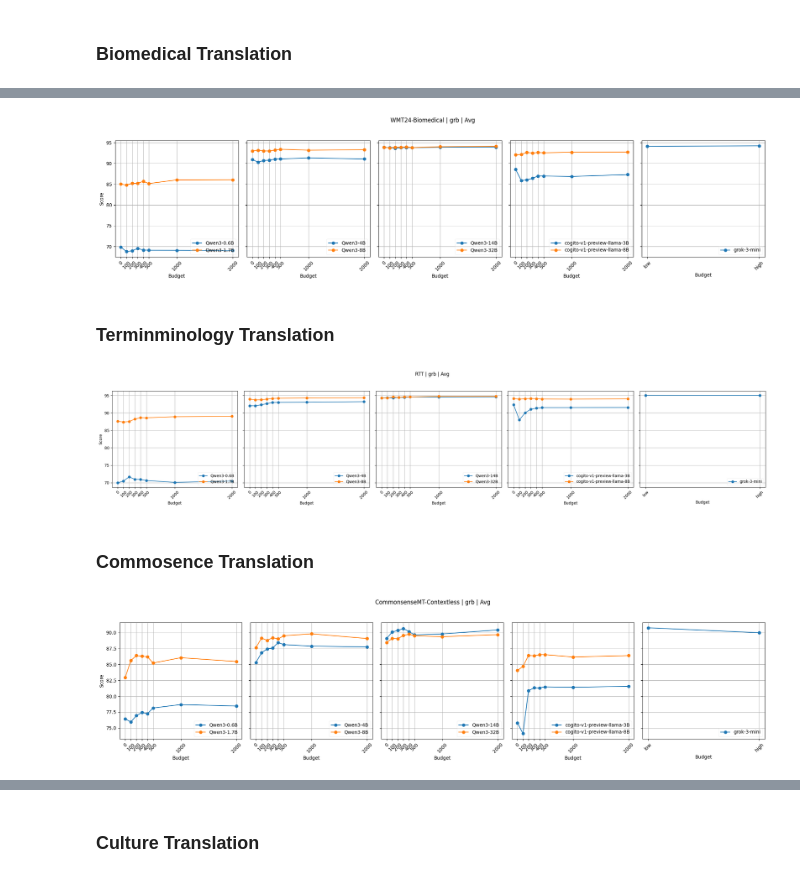
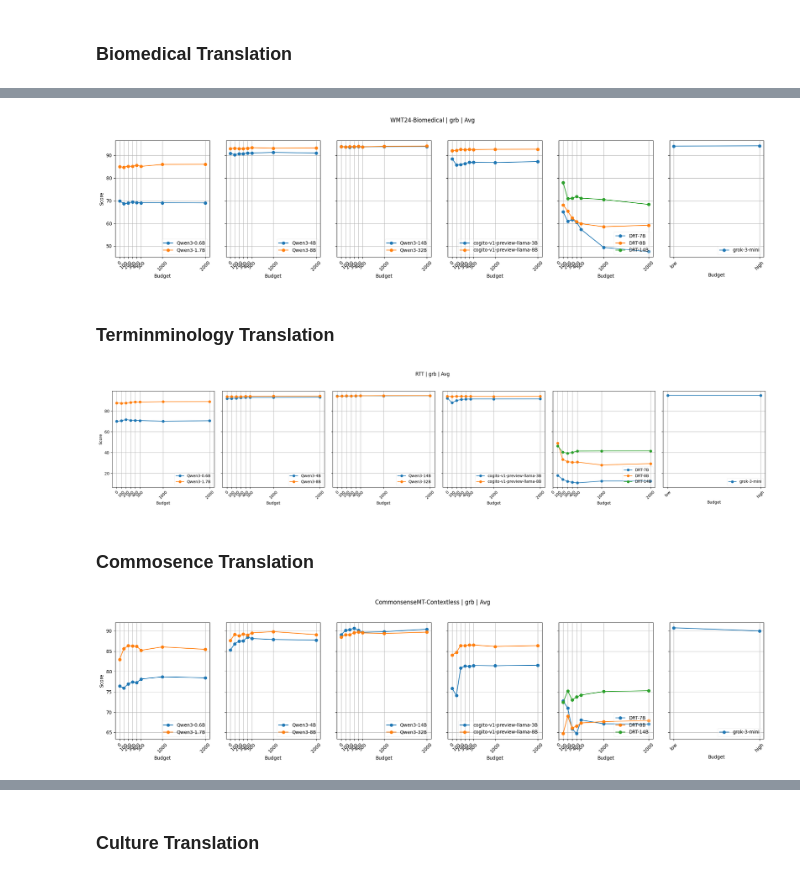
Before and after one commit to ZiHAO-LI-cmd/rm4mt, a Jupyter notebook: rm4mt_eval/analysis/analysis_grb.ipynb, the cells around one changed output, grey strips where cells are left out. Drawn from its saved outputs; the diff is of its cells as text; code cells hidden in the pictures.

```diff
--- a/rm4mt_eval/analysis/analysis_grb.ipynb
+++ b/rm4mt_eval/analysis/analysis_grb.ipynb
@@ -288,60 +290,63 @@ plot_models_groups_side_by_side(
 # %%
 plot_models_groups_side_by_side(
-    dfs_by_metric['grb'],
-    task='WMT24-Biomedical',
-    metric='grb',
-    lang_pair='Avg',
+    dfs_by_metric["grb"],
+    task="WMT24-Biomedical",
+    metric="grb",
+    lang_pair="Avg",
     model_groups=[
-        ['Qwen3-0.6B', 'Qwen3-1.7B'],
-        ['Qwen3-4B', 'Qwen3-8B'],
-        ['Qwen3-14B', 'Qwen3-32B'],
+        ["Qwen3-0.6B", "Qwen3-1.7B"],
+        ["Qwen3-4B", "Qwen3-8B"],
+        ["Qwen3-14B", "Qwen3-32B"],
         ["cogito-v1-preview-llama-3B", "cogito-v1-preview-llama-8B"],
-        ['grok-3-mini'],
+        ["DRT-7B", "DRT-8B", "DRT-14B"],
+        ["grok-3-mini"],
     ],
     budget_ticks=[0, 100, 200, 300, 400, 500, 1000, 2000],
-    figsize=(20, 5)
+    figsize=(20, 5),
 )
 # %% [output]
-[figure, old version]
+[figure, new version]
 # %% [markdown]
 ### Terminminology Translation
 # %%
 plot_models_groups_side_by_side(
-    dfs_by_metric['grb'],
-    task='RTT',
-    metric='grb',
-    lang_pair='Avg',
+    dfs_by_metric["grb"],
+    task="RTT",
+    metric="grb",
+    lang_pair="Avg",
     model_groups=[
-        ['Qwen3-0.6B', 'Qwen3-1.7B'],
-        ['Qwen3-4B', 'Qwen3-8B'],
-        ['Qwen3-14B', 'Qwen3-32B'],
+        ["Qwen3-0.6B", "Qwen3-1.7B"],
+        ["Qwen3-4B", "Qwen3-8B"],
+        ["Qwen3-14B", "Qwen3-32B"],
         ["cogito-v1-preview-llama-3B", "cogito-v1-preview-llama-8B"],
-        ['grok-3-mini'],
+        ["DRT-7B", "DRT-8B", "DRT-14B"],
+        ["grok-3-mini"],
     ],
     budget_ticks=[0, 100, 200, 300, 400, 500, 1000, 2000],
-    figsize=(24, 5)
+    figsize=(24, 5),
 )
 # %% [output]
-[figure, old version]
+[figure, new version]
 # %% [markdown]
 ### Commosence Translation
 # %%
 plot_models_groups_side_by_side(
-    dfs_by_metric['grb'],
-    task='CommonsenseMT-Contextless',
-    metric='grb',
-    lang_pair='Avg',
+    dfs_by_metric["grb"],
+    task="CommonsenseMT-Contextless",
+    metric="grb",
+    lang_pair="Avg",
     model_groups=[
-        ['Qwen3-0.6B', 'Qwen3-1.7B'],
-        ['Qwen3-4B', 'Qwen3-8B'],
-        ['Qwen3-14B', 'Qwen3-32B'],
+        ["Qwen3-0.6B", "Qwen3-1.7B"],
+        ["Qwen3-4B", "Qwen3-8B"],
+        ["Qwen3-14B", "Qwen3-32B"],
         ["cogito-v1-preview-llama-3B", "cogito-v1-preview-llama-8B"],
-        ['grok-3-mini'],
+        ["DRT-7B", "DRT-8B", "DRT-14B"],
+        ["grok-3-mini"],
     ],
     budget_ticks=[0, 100, 200, 300, 400, 500, 1000, 2000],
-    figsize=(20, 5)
+    figsize=(20, 5),
 )
 # %% [output]
-[figure, old version]
+[figure, new version]
 # %%
 plot_models_groups_side_by_side(
```
Also changed, not shown: parts of 9 cells of this notebook, 5 other files.
